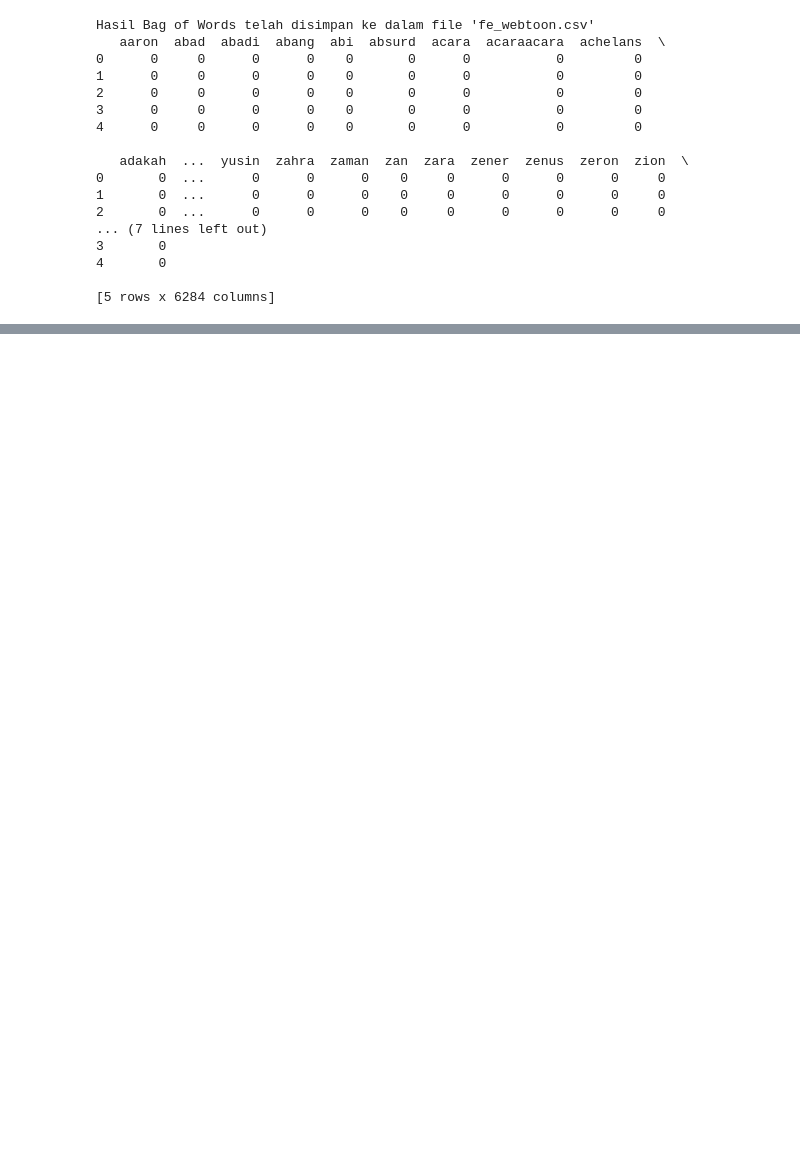
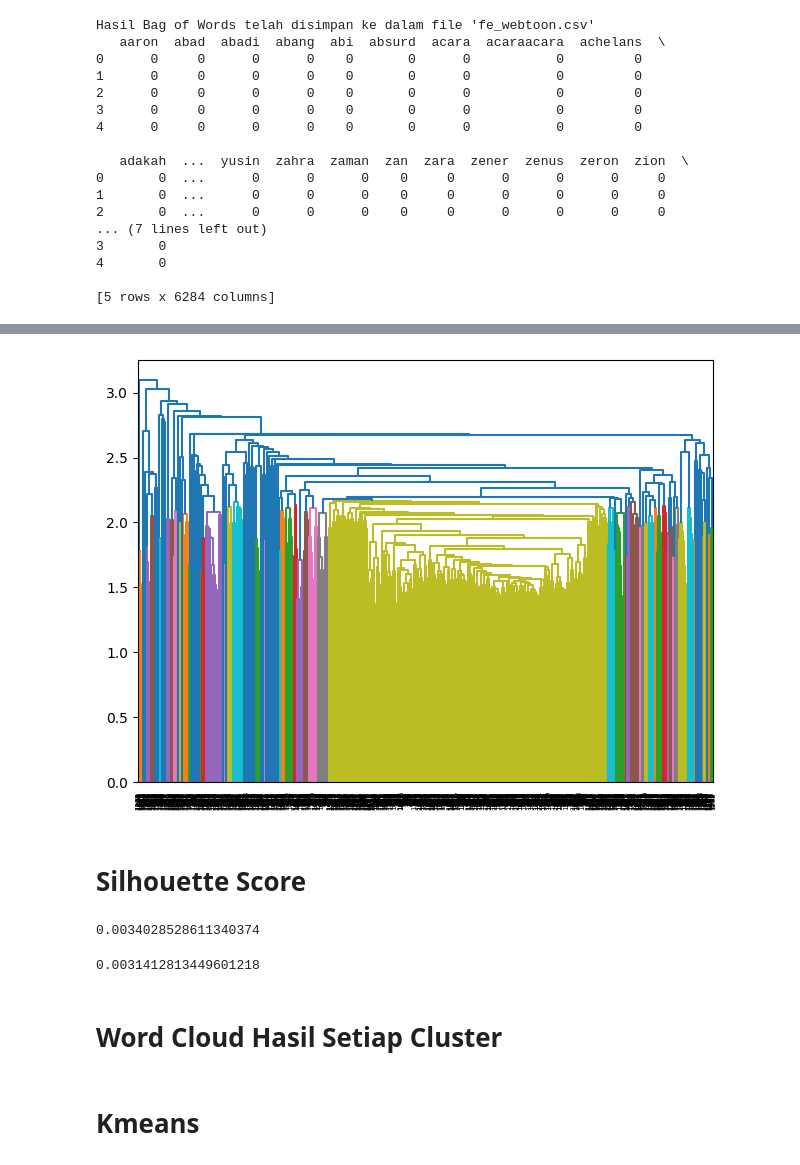
Before and after one commit to maysahayu/Collab-Project, a Jupyter notebook: scrap_prepro_fe_cluster_Webtoon.ipynb, the cells around one changed output, grey strips where cells are left out. Saved outputs shown, nothing was run; the diff lists cells and outputs as text; code cells hidden in the pictures; blank space fills up the shorter version.

```diff
--- a/scrap_prepro_fe_cluster_Webtoon.ipynb
+++ b/scrap_prepro_fe_cluster_Webtoon.ipynb
@@ -247,0 +393,7 @@ Hasil Bag of Words telah disimpan ke dalam file 'fe_webtoon.csv'
+# %%
+linkage_data = linkage(data_FE, method = 'ward', metric = 'euclidean')
+dendrogram(linkage_data)
+plt.tight_layout()
+plt.show()
+# %% [output]
+[figure, added]
@@ -247,0 +406,18 @@ Hasil Bag of Words telah disimpan ke dalam file 'fe_webtoon.csv'
+# %% [markdown]
+# Silhouette Score
+# %%
+from sklearn import metrics
+labels = kn5.labels_
+metrics.silhouette_score(data_FE, labels, metric='euclidean')
+# %% [output]
+0.0034028528611340374
+# %%
+from sklearn import metrics
+labels = pred_agc
+metrics.silhouette_score(data_FE, labels, metric='euclidean')
+# %% [output]
+0.0031412813449601218
+# %% [markdown]
+# Word Cloud Hasil Setiap Cluster
+# %% [markdown]
+# Kmeans
```
Also changed, not shown: parts of 26 cells of this notebook.
